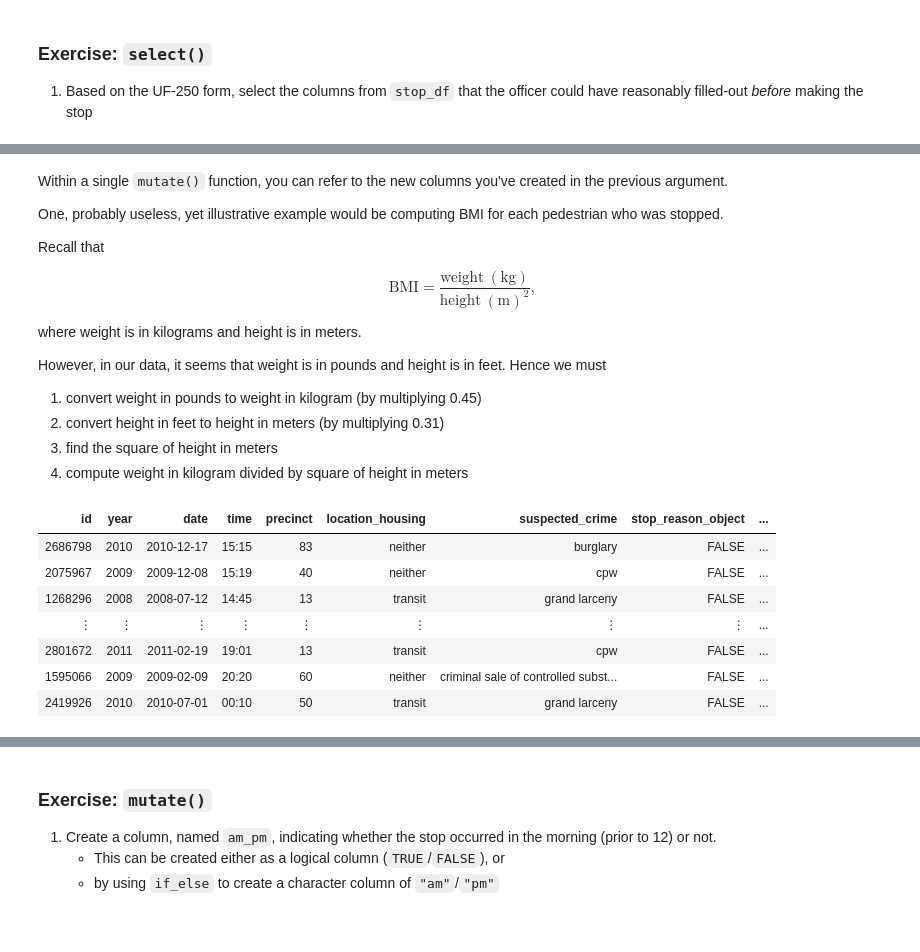
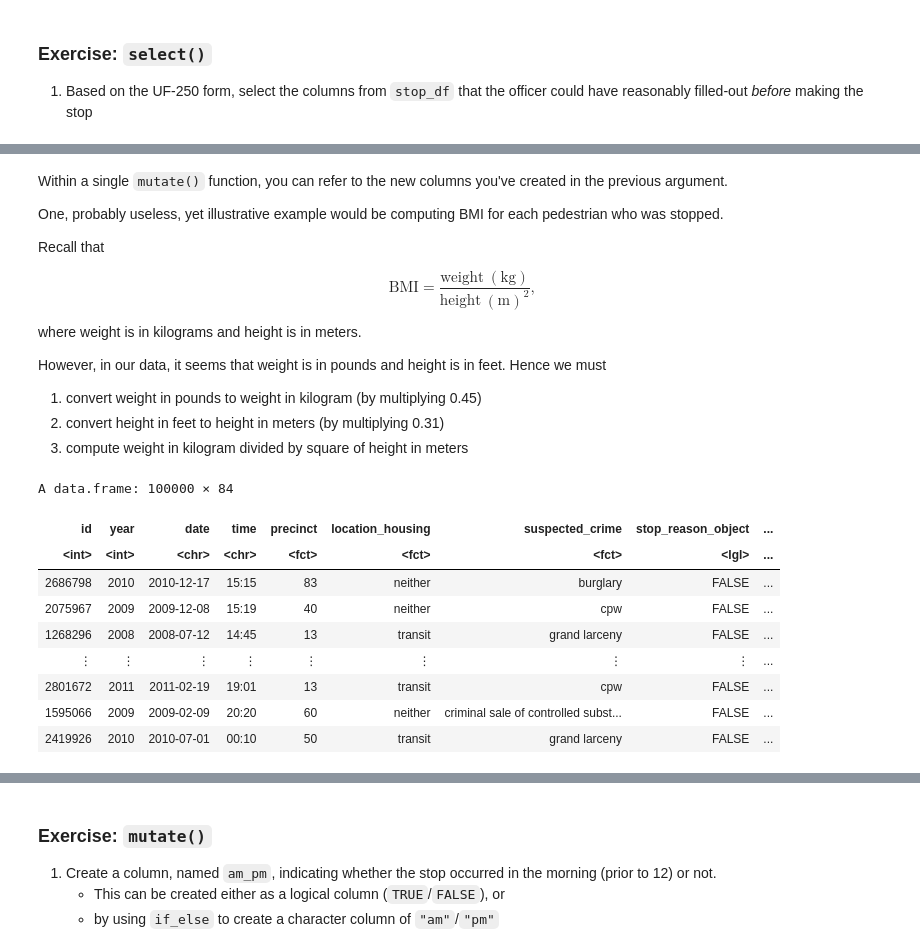
Before and after one commit to stanford-policylab/law-order-algo-2021, a Jupyter notebook: labs/week-2-dplyr-answers.ipynb, the cells around one changed output, grey strips where cells are left out. Drawn from its saved outputs; the diff is of its cells as text; code cells hidden in the pictures.

```diff
--- a/labs/week-2-dplyr-answers.ipynb
+++ b/labs/week-2-dplyr-answers.ipynb
@@ -481,16 +517,16 @@ Hence we must
 
 1. convert weight in pounds to weight in kilogram (by multiplying 0.45)
 1. convert height in feet to height in meters (by multiplying 0.31)
-1. find the square of height in meters
 1. compute weight in kilogram divided by square of height in meters
 # %%
 mutate(stop_df,
        weight_kg = suspect_weight * .45,
        height_m = suspect_height * .31,
-       height_sq = height_m^2,
-       BMI = weight_kg / height_sq)
+       BMI = weight_kg / height_m^2)
 # %% [output]
+A data.frame: 100000 × 84
 | id | year | date | time | precinct | location_housing | suspected_crime | stop_reason_object | ... |
+| <int> | <int> | <chr> | <chr> | <fct> | <fct> | <fct> | <lgl> | ... |
 | 2686798 | 2010 | 2010-12-17 | 15:15 | 83 | neither | burglary | FALSE | ... |
 | 2075967 | 2009 | 2009-12-08 | 15:19 | 40 | neither | cpw | FALSE | ... |
 | 1268296 | 2008 | 2008-07-12 | 14:45 | 13 | transit | grand larceny | FALSE | ... |
```
Also changed, not shown: parts of 43 cells of this notebook, 1 other file.
